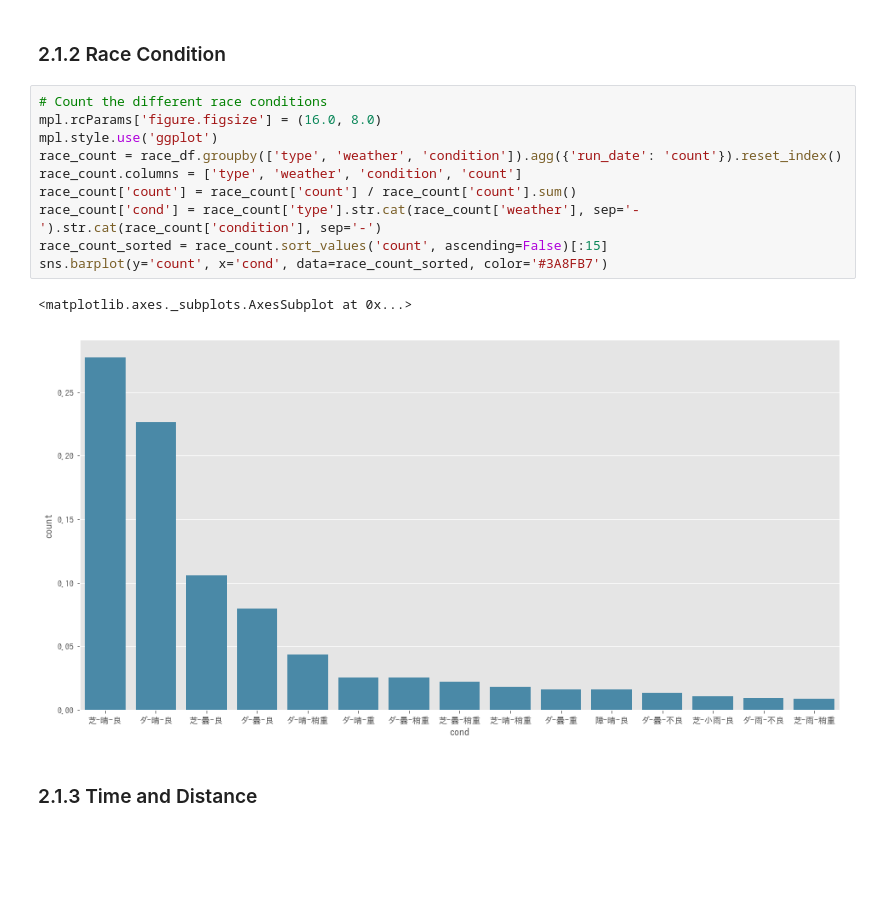
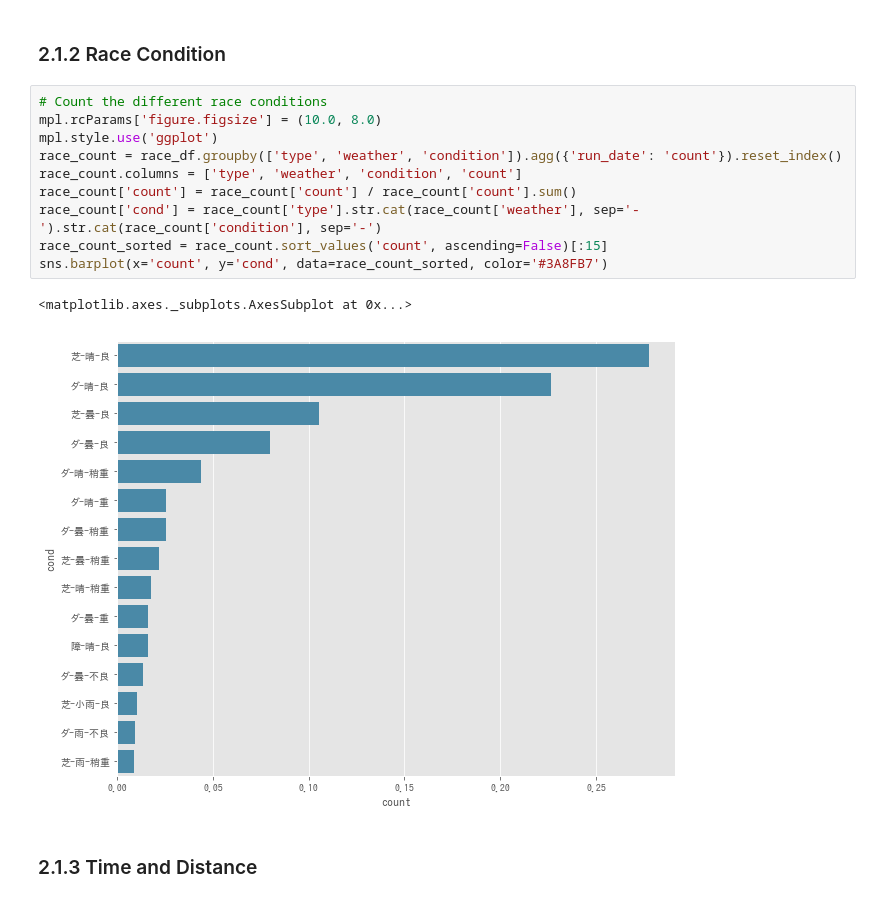
Before and after one commit to terryluzj/ba-fyp-sports-analytics, a Jupyter notebook: analysis/descriptive/general.ipynb, the cells around one changed output. Saved outputs shown, nothing was run; the diff lists cells and outputs as text; blank space fills up the shorter version.

Commit message:
Updated plotting in descriptive analysis notebook

```diff
--- a/analysis/descriptive/general.ipynb
+++ b/analysis/descriptive/general.ipynb
@@ -73,17 +73,17 @@ race_df.describe()
 ### 2.1.2 Race Condition
 # %%
 # Count the different race conditions
-mpl.rcParams['figure.figsize'] = (16.0, 8.0)
+mpl.rcParams['figure.figsize'] = (10.0, 8.0)
 mpl.style.use('ggplot')
 race_count = race_df.groupby(['type', 'weather', 'condition']).agg({'run_date': 'count'}).reset_index()
 race_count.columns = ['type', 'weather', 'condition', 'count']
 race_count['count'] = race_count['count'] / race_count['count'].sum()
 race_count['cond'] = race_count['type'].str.cat(race_count['weather'], sep='-').str.cat(race_count['condition'], sep='-')
 race_count_sorted = race_count.sort_values('count', ascending=False)[:15]
-sns.barplot(y='count', x='cond', data=race_count_sorted, color='#3A8FB7')
+sns.barplot(x='count', y='cond', data=race_count_sorted, color='#3A8FB7')
 # %% [output]
 <matplotlib.axes._subplots.AxesSubplot at 0x...>
-[figure, old version]
+[figure, new version]
 # %% [markdown]
 ### 2.1.3 Time and Distance
 # %%
```
Also changed, not shown: parts of 16 cells of this notebook, 1 other file.
